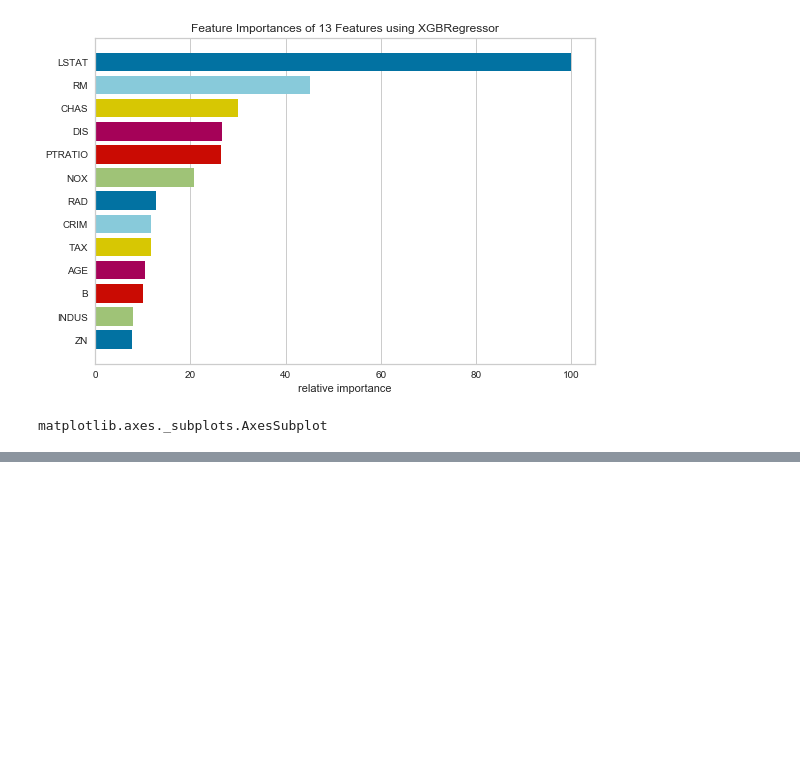
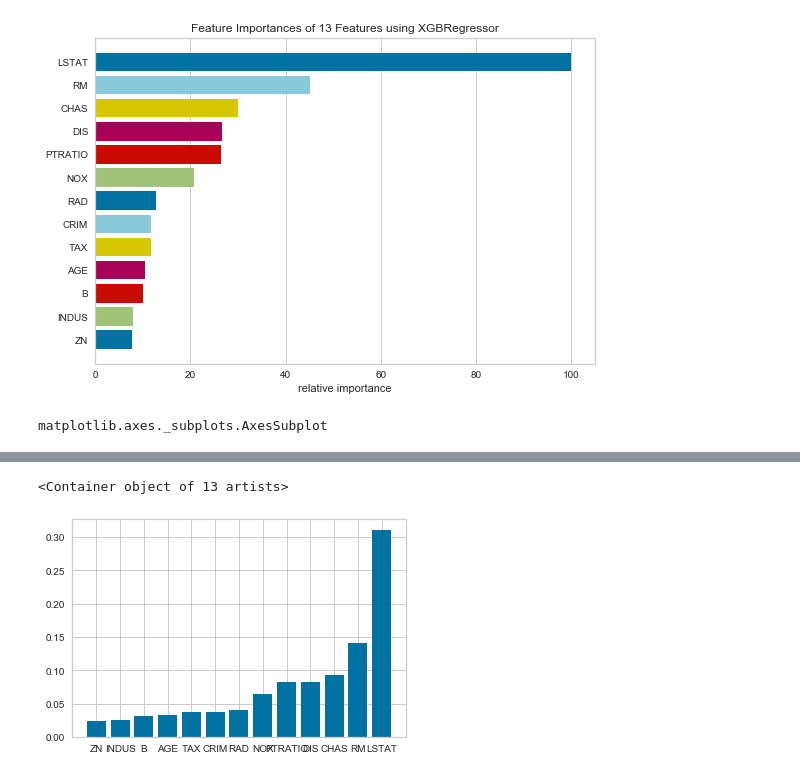
Before and after one commit to AmolMavuduru/AutoML-HackUTD19, a Jupyter notebook: Notebooks/AutoML Generalized Framework.ipynb, the cells around one changed output, grey strips where cells are left out. Cells and saved outputs as stored; diff of their text form; code cells hidden in the pictures; blank space fills up the shorter version.

```diff
--- a/Notebooks/AutoML Generalized Framework.ipynb
+++ b/Notebooks/AutoML Generalized Framework.ipynb
@@ -159,3 +187,14 @@ viz.show()
 # %% [output]
 [figure]
 matplotlib.axes._subplots.AxesSubplot
+# %%
+feats = list(auto_ml_model.X.columns)
+# %%
+importances = best_model.feature_importances_
+# %%
+feat_importances = dict(zip(feats, importances))
+# %%
+import operator
+from collections import OrderedDict
+
+feat_importances = OrderedDict(sorted(feat_importances.items(), key=operator.itemgetter(1)))
@@ -161,0 +217,6 @@ matplotlib.axes._subplots.AxesSubplot
+# %%
+plt.xticks(range(len(feat_importances)), list(feat_importances.keys()))
+plt.bar(range(len(feat_importances)), list(feat_importances.values()), align='center')
+# %% [output]
+<Container object of 13 artists>
+[figure, added]
```
Also changed, not shown: parts of 4 cells of this notebook, 2 other files.
